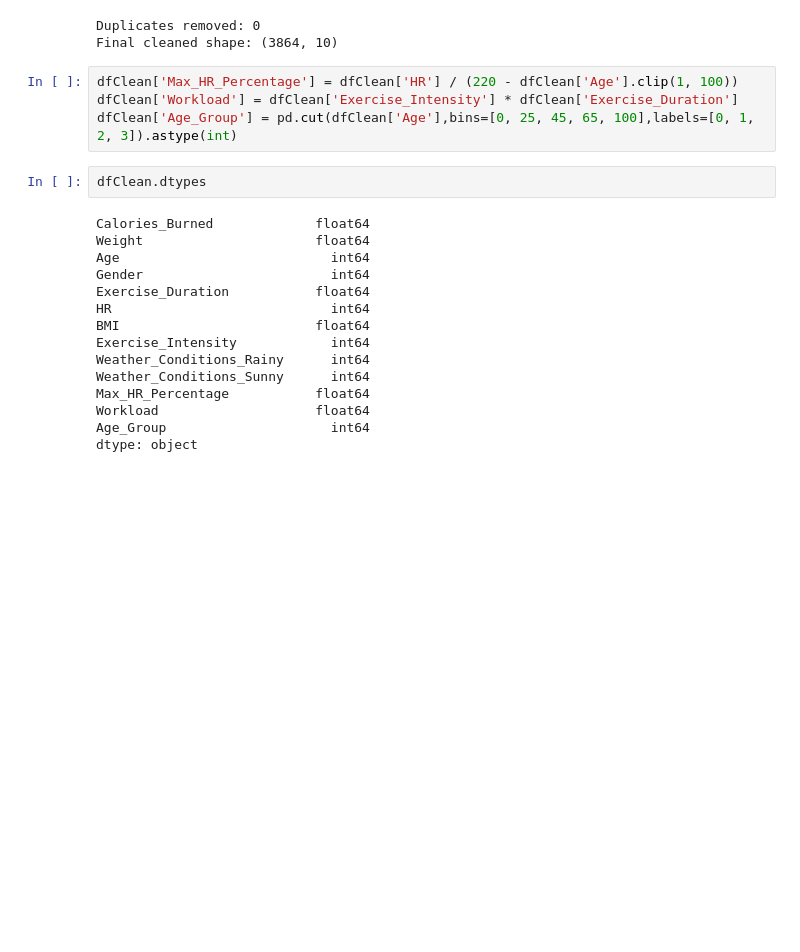
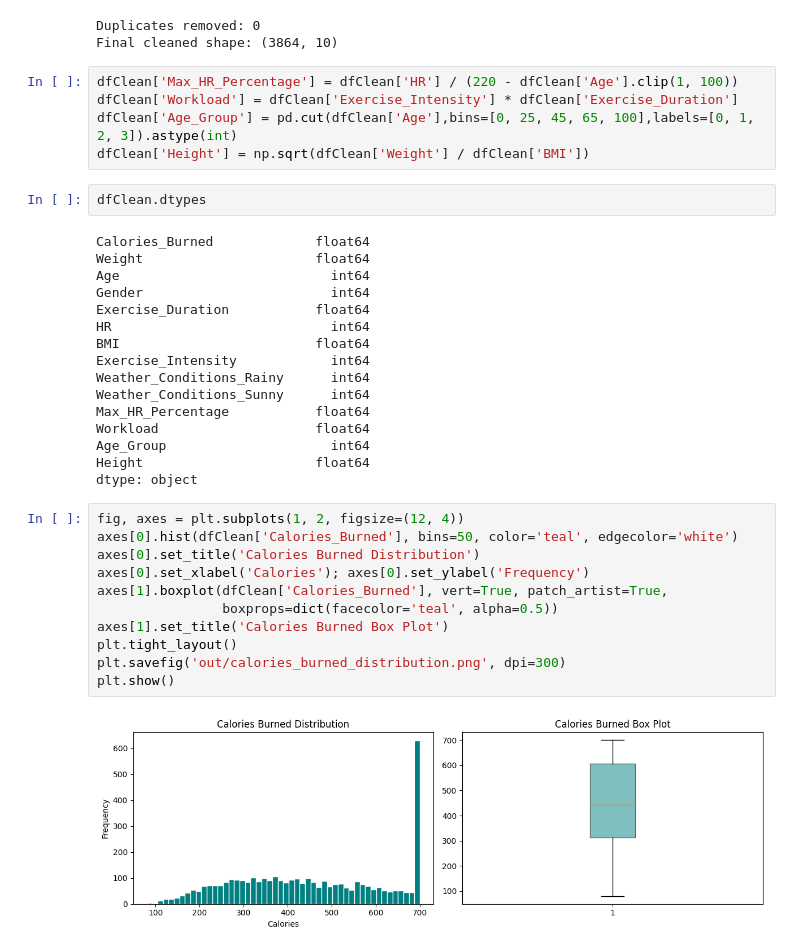
Before and after one commit to heyisula/caloriesense, a Jupyter notebook: trainV4.ipynb, the cells around one changed output. Saved outputs shown, nothing was run; the diff lists cells and outputs as text; blank space fills up the shorter version.

```diff
--- a/trainV4.ipynb
+++ b/trainV4.ipynb
@@ -239,6 +241,7 @@ Final cleaned shape: (3864, 10)
 dfClean['Max_HR_Percentage'] = dfClean['HR'] / (220 - dfClean['Age'].clip(1, 100))
 dfClean['Workload'] = dfClean['Exercise_Intensity'] * dfClean['Exercise_Duration']
 dfClean['Age_Group'] = pd.cut(dfClean['Age'],bins=[0, 25, 45, 65, 100],labels=[0, 1, 2, 3]).astype(int)
+dfClean['Height'] = np.sqrt(dfClean['Weight'] / dfClean['BMI'])
 # %%
 dfClean.dtypes
 # %% [output]
@@ -255,4 +258,18 @@ Weather_Conditions_Sunny      int64
 Max_HR_Percentage           float64
 Workload                    float64
 Age_Group                     int64
+Height                      float64
 dtype: object
+# %%
+fig, axes = plt.subplots(1, 2, figsize=(12, 4))
+axes[0].hist(dfClean['Calories_Burned'], bins=50, color='teal', edgecolor='white')
+axes[0].set_title('Calories Burned Distribution')
+axes[0].set_xlabel('Calories'); axes[0].set_ylabel('Frequency')
+axes[1].boxplot(dfClean['Calories_Burned'], vert=True, patch_artist=True,
+                boxprops=dict(facecolor='teal', alpha=0.5))
+axes[1].set_title('Calories Burned Box Plot')
+plt.tight_layout()
+plt.savefig('out/calories_burned_distribution.png', dpi=300)
+plt.show()
+# %% [output]
+[figure, added]
```
Also changed, not shown: parts of 20 cells of this notebook, 3 other files.
